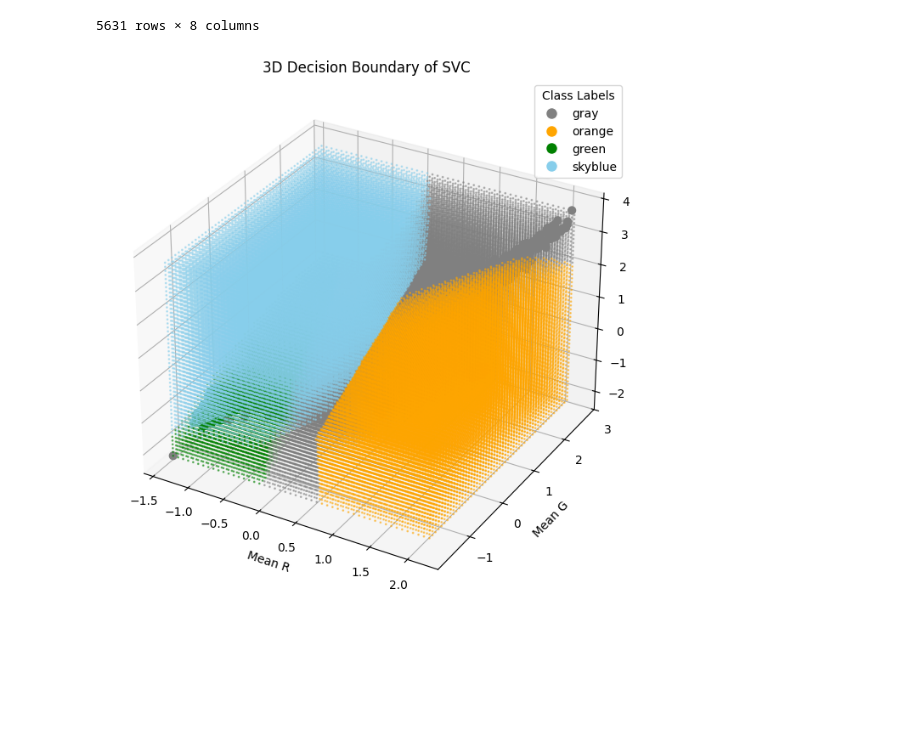
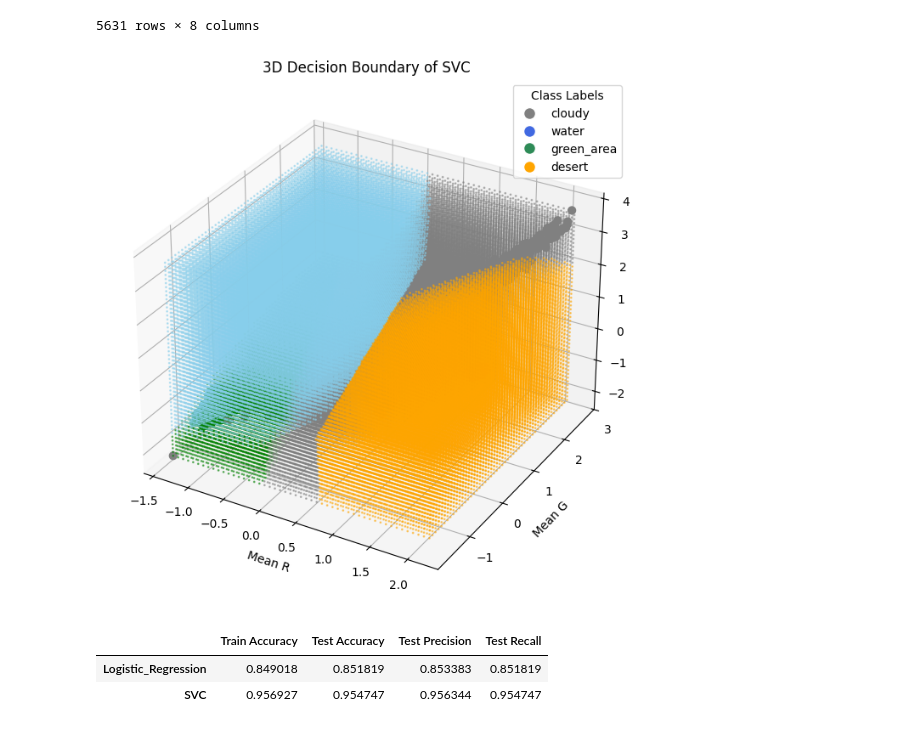
Before and after one commit to 10sajan10/CS6830_Project7, a Jupyter notebook: Project_7.ipynb, the cells around one changed output. Cells and saved outputs as stored; diff of their text form; code cells hidden in the pictures; blank space fills up the shorter version.

```diff
--- a/Project_7.ipynb
+++ b/Project_7.ipynb
@@ -199,12 +199,10 @@ test_accuracy['Logistic_Regression'] = accuracy_score(testY, predicted_test_labe
 test_precision['Logistic_Regression'] = precision_score(testY, predicted_test_labels, average='weighted')
 test_recall['Logistic_Regression'] = recall_score(testY, predicted_test_labels, average='weighted')
 # %%
-(trainX, testX, trainY, testY) = train_test_split(np.array(data)[:, :3], labels, test_size=0.2, random_state=42)
-
 label_mapping ={0:'gray',1:'orange',2:'green',3:'skyblue'}
 # Fit the logistic regression model
 log_reg = LogisticRegression(solver='lbfgs', max_iter=10000, random_state=42)
-log_reg.fit(trainX, trainY)
+log_reg.fit(trainX[:,:3], trainY)
 
 # Create a mesh grid for the two features (let's say the first two features)
 x_min, x_max = trainX[:, 0].min() - 1, trainX[:, 0].max() + 1
@@ -225,7 +223,9 @@ ax = fig.add_subplot(111, projection='3d')
 # ax.plot_surface(xx, yy, zz, Z, alpha=0.5, cmap='coolwarm', edgecolor='none')
 
 # Scatter plot for the original training data points
-ax.scatter(df.mean_R, df.mean_G, df.mean_B, c=df.color, alpha = 1, s=40, label='Training Data')
+ax.scatter(trainX[:, 0], trainX[:, 1], trainX[:, 2],
+           c=[label_mapping[label] for label in trainY],
+           alpha=1, s=40, label='Training Data')
 ax.scatter(data_mesh[:, 0], data_mesh[:, 1], data_mesh[:, 2], c=pd.Series(Z).apply(lambda x: label_mapping[x]), alpha = 1, s=1,)
 # Labels and title
 ax.set_xlabel('mean_R')
@@ -307,18 +307,10 @@ df
 | 5630 | 97.420410 | 97.473633 | 106.677734 | 2.081826 | 1.963358 | 2.104486 | water | royalblue |
 5631 rows × 8 columns
 # %%
-# Split the data into training and testing sets
-(trainX, testX, trainY, testY) = train_test_split(np.array(data)[:, :3], labels, test_size=0.2, random_state=42)
-
-# Scale the features
-scaler = StandardScaler()
-trainX = scaler.fit_transform(trainX)
-testX = scaler.transform(testX)
-
 label_mapping = {0: 'gray', 1: 'orange', 2: 'green', 3: 'skyblue'}
 
 svc = SVC(C=10, gamma=0.01, kernel='rbf', random_state=42)
-svc.fit(trainX, trainY)
+svc.fit(trainX[:,:3], trainY)
 
 x_min, x_max = trainX[:, 0].min(), trainX[:, 0].max()
 y_min, y_max = trainX[:, 1].min() , trainX[:, 1].max()
@@ -329,34 +321,40 @@ xx, yy, zz = np.meshgrid(
     np.linspace(y_min, y_max, 50),
     np.linspace(z_min, z_max, 50)
 )
 
 data_mesh = np.c_[xx.ravel(), yy.ravel(), zz.ravel()]
 Z = svc.predict((data_mesh))  # Transform the mesh grid for predictions
 
 fig = plt.figure(figsize=(12, 8))
 ax = fig.add_subplot(111, projection='3d')
 
 # Scatter plot for the original training data points
 ax.scatter(trainX[:, 0], trainX[:, 1], trainX[:, 2],
            c=[label_mapping[label] for label in trainY],
            alpha=1, s=40, label='Training Data')
 
 # Visualize the decision boundary
 ax.scatter(data_mesh[:, 0], data_mesh[:, 1], data_mesh[:, 2],
            c=[label_mapping[label] for label in Z],
            alpha=0.5, s=1)
 
 # Labels and title
 ax.set_xlabel('Mean R')
 ax.set_ylabel('Mean G')
 ax.set_zlabel('Mean B')
 ax.set_title('3D Decision Boundary of SVC')
 
 # Create a legend
-handles = [plt.Line2D([0], [0], marker='o', color='w', markerfacecolor=label_mapping[i], markersize=10)
-           for i in label_mapping.keys()]
-ax.legend(handles, label_mapping.values(), title="Class Labels")
+handles = [plt.Line2D([0], [0], marker='o', color='w', markerfacecolor=color_mapping[label], markersize=10)
+           for label in color_mapping]
+ax.legend(handles, color_mapping.keys(), title="Class Labels")
 
 plt.show()
 # %% [output]
-[figure, old version]
+[figure, new version]
+# %%
+df_scores
+# %% [output]
+|  | Train Accuracy | Test Accuracy | Test Precision | Test Recall |
+| Logistic_Regression | 0.849018 | 0.851819 | 0.853383 | 0.851819 |
+| SVC | 0.956927 | 0.954747 | 0.956344 | 0.954747 |
```
Also changed, not shown: parts of 5 cells of this notebook.
